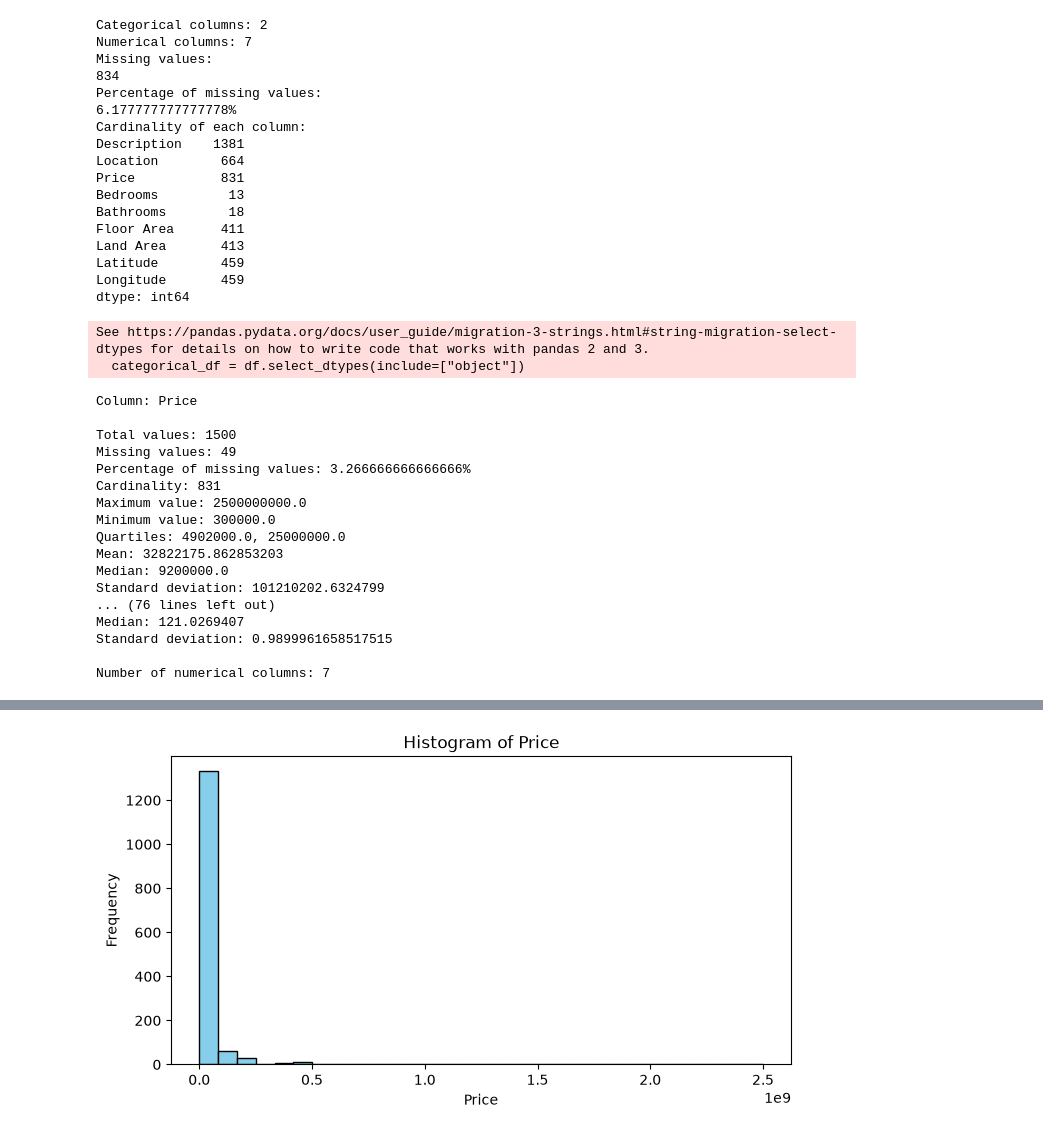
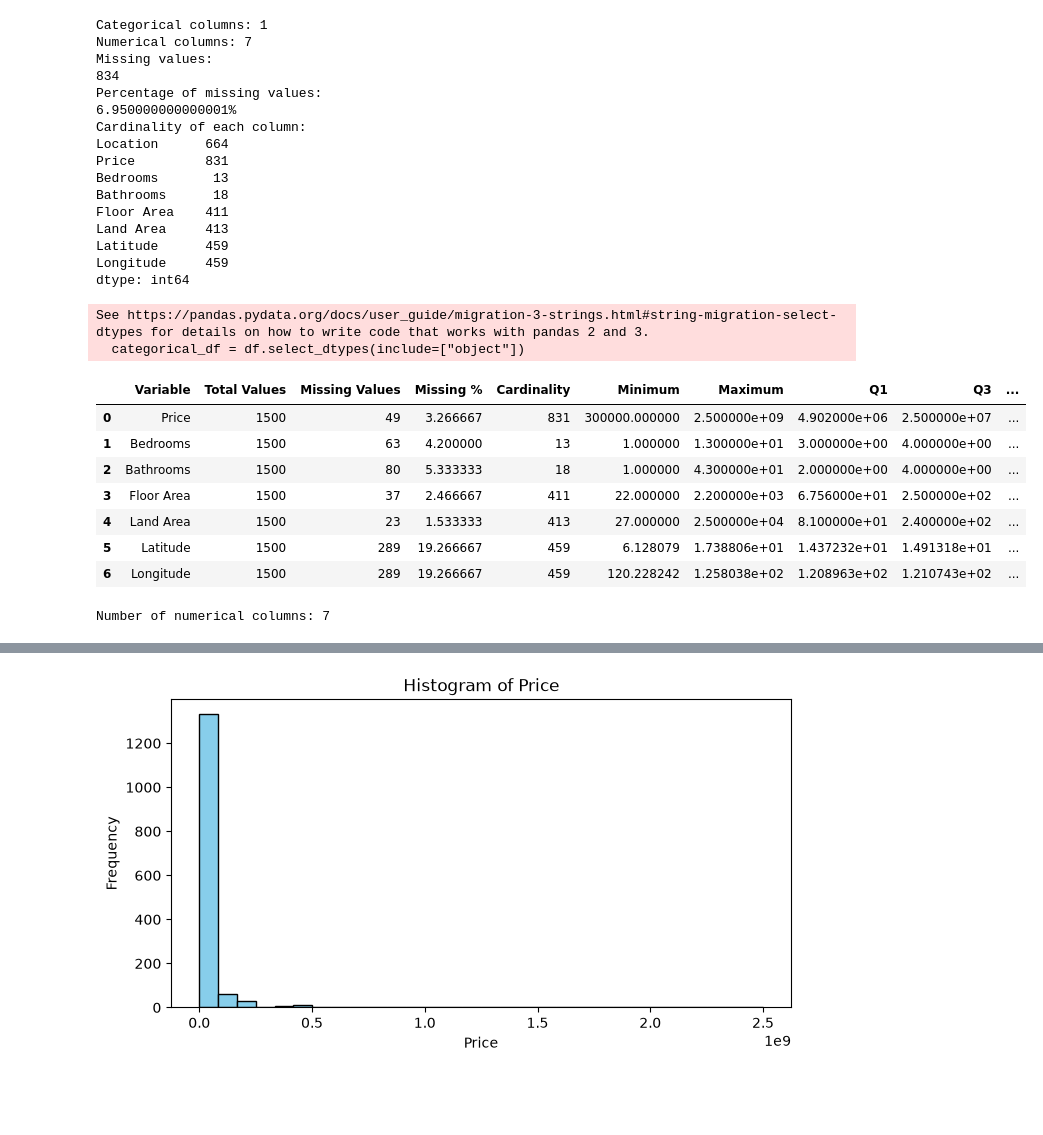
Before and after one commit to polinichcka-coding/Machine-Learning-subject, a Jupyter notebook: ML_lab1/lab1.ipynb, the cells around one changed output, grey strips where cells are left out. Drawn from its saved outputs; the diff is of its cells as text; code cells hidden in the pictures; blank space fills up the shorter version.

```diff
--- a/ML_lab1/lab1.ipynb
+++ b/ML_lab1/lab1.ipynb
@@ -22,3 +11,6 @@ data.describe()
+# %%
+data.describe()
+data = data.drop(columns=['Description'])
 # %%
 def numeric(df):
   numeric_df = df.select_dtypes(include=["int64", "float64"])
@@ -47,22 +39,21 @@ print(f'Missing values: \n{missing_values} \nPercentage of missing values: \n{pe
 cardinality=data.nunique()
 print(f'Cardinality of each column: \n{cardinality}')
 # %% [output]
-Categorical columns: 2
+Categorical columns: 1
 Numerical columns: 7
 Missing values:
 834
 Percentage of missing values:
-6.177777777777778%
+6.950000000000001%
 Cardinality of each column:
-Description    1381
-Location        664
-Price           831
-Bedrooms         13
-Bathrooms        18
-Floor Area      411
-Land Area       413
-Latitude        459
-Longitude       459
+Location      664
+Price         831
+Bedrooms       13
+Bathrooms      18
+Floor Area    411
+Land Area     413
+Latitude      459
+Longitude     459
 dtype: int64
 See https://pandas.pydata.org/docs/user_guide/migration-3-strings.html#string-migration-select-dtypes for details on how to write code that works with pandas 2 and 3.
   categorical_df = df.select_dtypes(include=["object"])
@@ -109,63 +100,61 @@ def mode(df):
     perc2=(freq_2 / len(df)) * 100
     return mode1, freq_1, perc1, mode2, freq_2, perc2
 # %%
+results=[]
 numerical=0
 for col in data.columns:
     if col in numeric_df.columns:
         numerical+=1
         total=len(data[col])
         clean_data=data[col].dropna().to_list()
 
         missing_values = data[col].isnull().sum()
         perc_miss_values=(missing_values / len(data)) * 100
         cardinality=data[col].nunique()
 
         if len(clean_data) > 0:
             maxim=max(clean_data)
             minim=min(clean_data)
             q1 = calc_quantile(clean_data, 0.25)
             q3 = calc_quantile(clean_data, 0.75)
             mean1=mean(clean_data)
             median1=median(clean_data)
             std1=std_dev(clean_data)
         else:
             maxim = None
             minim = None
             q1 = None
             q3 = None
             mean1 = None
             median1 = None
             std1 = None
 
-        print(f'Column: {col}\n')
-        print(f'Total values: {total}')
-        print(f"Missing values: {missing_values}")
-        print(f"Percentage of missing values: {perc_miss_values}%")
-        print(f"Cardinality: {cardinality}")
-        print(f"Maximum value: {maxim}")
-        print(f"Minimum value: {minim}")
-        print(f"Quartiles: {q1}, {q3}")
-        print(f"Mean: {mean1}")
-        print(f"Median: {median1}")
-        print(f"Standard deviation: {std1}\n")
+        results.append({
+        "Variable": col,
+        "Total Values": total,
+        "Missing Values": missing_values,
+        "Missing %": perc_miss_values,
+        "Cardinality": cardinality,
+        "Minimum": minim,
+        "Maximum": maxim,
+        "Q1": q1,
+        "Q3": q3,
+        "Mean": mean1,
+        "Median": median1,
+        "Standard Deviation": std1
+        })
 
+continuous_summary = pd.DataFrame(results)
+display(continuous_summary)
 print(f"Number of numerical columns: {numerical}")
 # %% [output]
+|  | Variable | Total Values | Missing Values | Missing % | Cardinality | Minimum | Maximum | Q1 | Q3 | ... |
+| 0 | Price | 1500 | 49 | 3.266667 | 831 | 300000.000000 | 2.500000e+09 | 4.902000e+06 | 2.500000e+07 | ... |
+| 1 | Bedrooms | 1500 | 63 | 4.200000 | 13 | 1.000000 | 1.300000e+01 | 3.000000e+00 | 4.000000e+00 | ... |
+| 2 | Bathrooms | 1500 | 80 | 5.333333 | 18 | 1.000000 | 4.300000e+01 | 2.000000e+00 | 4.000000e+00 | ... |
+| 3 | Floor Area | 1500 | 37 | 2.466667 | 411 | 22.000000 | 2.200000e+03 | 6.756000e+01 | 2.500000e+02 | ... |
+| 4 | Land Area | 1500 | 23 | 1.533333 | 413 | 27.000000 | 2.500000e+04 | 8.100000e+01 | 2.400000e+02 | ... |
+| 5 | Latitude | 1500 | 289 | 19.266667 | 459 | 6.128079 | 1.738806e+01 | 1.437232e+01 | 1.491318e+01 | ... |
+| 6 | Longitude | 1500 | 289 | 19.266667 | 459 | 120.228242 | 1.258038e+02 | 1.208963e+02 | 1.210743e+02 | ... |
-Column: Price
-
-Total values: 1500
-Missing values: 49
-Percentage of missing values: 3.266666666666666%
-Cardinality: 831
-Maximum value: 2500000000.0
-Minimum value: 300000.0
-Quartiles: 4902000.0, 25000000.0
-Mean: 32822175.862853203
-Median: 9200000.0
-Standard deviation: 101210202.6324799
-... (76 lines left out)
-Median: 121.0269407
-Standard deviation: 0.9899961658517515
-
 Number of numerical columns: 7
 # %%
```
Also changed, not shown: parts of 28 cells of this notebook, 1 other file.
